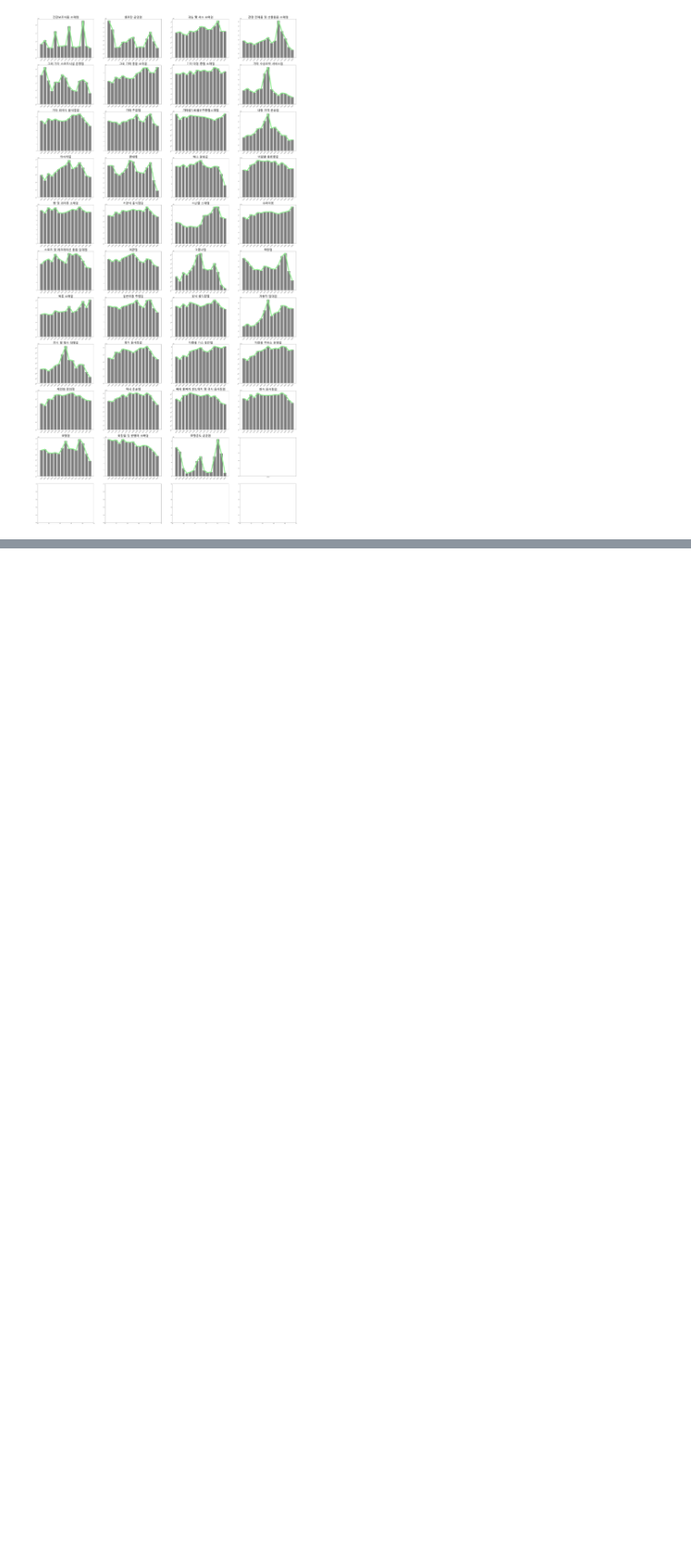
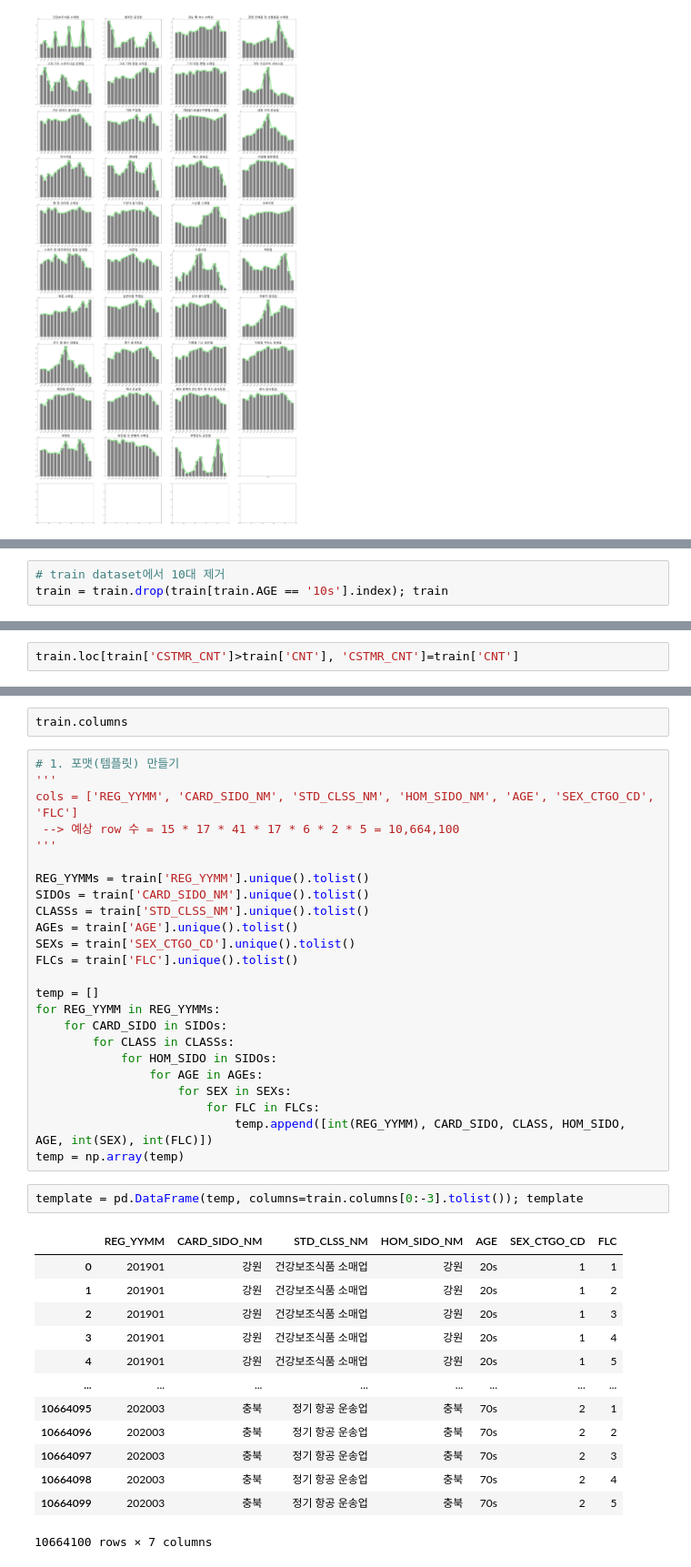
Before and after one commit to reeesource/Data_Analytics_Projects-, a Jupyter notebook: credit card prediction/카드 사용량 예측 경진대회.ipynb, the cells around one changed output, grey strips where cells are left out. Shown at 91% size. Drawn from its saved outputs; the diff is of its cells as text; blank space fills up the shorter version.

Commit message:
10대, CSTMR_CNT 처리 및 데이터 채우는 작업ing

```diff
--- a/credit card prediction/카드 사용량 예측 경진대회.ipynb
+++ b/credit card prediction/카드 사용량 예측 경진대회.ipynb
@@ -414,0 +420,3 @@ reg_yymm   card_sido_nm    hom_sido_nm    std_clss_nm    age    sex    flc    cs
+# %%
+# train dataset에서 10대 제거
+train = train.drop(train[train.AGE == '10s'].index); train
@@ -414,0 +454,2 @@ reg_yymm   card_sido_nm    hom_sido_nm    std_clss_nm    age    sex    flc    cs
+# %%
+train.loc[train['CSTMR_CNT']>train['CNT'], 'CSTMR_CNT']=train['CNT']
@@ -414,0 +474,42 @@ reg_yymm   card_sido_nm    hom_sido_nm    std_clss_nm    age    sex    flc    cs
+# %%
+train.columns
+# %%
+# 1. 포맷(템플릿) 만들기
+'''
+cols = ['REG_YYMM', 'CARD_SIDO_NM', 'STD_CLSS_NM', 'HOM_SIDO_NM', 'AGE', 'SEX_CTGO_CD', 'FLC']
+ --> 예상 row 수 = 15 * 17 * 41 * 17 * 6 * 2 * 5 = 10,664,100
+'''
+
+REG_YYMMs = train['REG_YYMM'].unique().tolist()
+SIDOs = train['CARD_SIDO_NM'].unique().tolist()
+CLASSs = train['STD_CLSS_NM'].unique().tolist()
+AGEs = train['AGE'].unique().tolist()
+SEXs = train['SEX_CTGO_CD'].unique().tolist()
+FLCs = train['FLC'].unique().tolist()
+
+temp = []
+for REG_YYMM in REG_YYMMs:
+    for CARD_SIDO in SIDOs:
+        for CLASS in CLASSs:
+            for HOM_SIDO in SIDOs:
+                for AGE in AGEs:
+                    for SEX in SEXs:
+                        for FLC in FLCs:
+                            temp.append([int(REG_YYMM), CARD_SIDO, CLASS, HOM_SIDO, AGE, int(SEX), int(FLC)])
+temp = np.array(temp)
+# %%
+template = pd.DataFrame(temp, columns=train.columns[0:-3].tolist()); template
+# %% [output]
+|  | REG_YYMM | CARD_SIDO_NM | STD_CLSS_NM | HOM_SIDO_NM | AGE | SEX_CTGO_CD | FLC |
+| 0 | 201901 | 강원 | 건강보조식품 소매업 | 강원 | 20s | 1 | 1 |
+| 1 | 201901 | 강원 | 건강보조식품 소매업 | 강원 | 20s | 1 | 2 |
+| 2 | 201901 | 강원 | 건강보조식품 소매업 | 강원 | 20s | 1 | 3 |
+| 3 | 201901 | 강원 | 건강보조식품 소매업 | 강원 | 20s | 1 | 4 |
+| 4 | 201901 | 강원 | 건강보조식품 소매업 | 강원 | 20s | 1 | 5 |
+| ... | ... | ... | ... | ... | ... | ... | ... |
+| 10664095 | 202003 | 충북 | 정기 항공 운송업 | 충북 | 70s | 2 | 1 |
+| 10664096 | 202003 | 충북 | 정기 항공 운송업 | 충북 | 70s | 2 | 2 |
+| 10664097 | 202003 | 충북 | 정기 항공 운송업 | 충북 | 70s | 2 | 3 |
+| 10664098 | 202003 | 충북 | 정기 항공 운송업 | 충북 | 70s | 2 | 4 |
+| 10664099 | 202003 | 충북 | 정기 항공 운송업 | 충북 | 70s | 2 | 5 |
+10664100 rows × 7 columns
```
Also changed, not shown: parts of 20 cells of this notebook.
